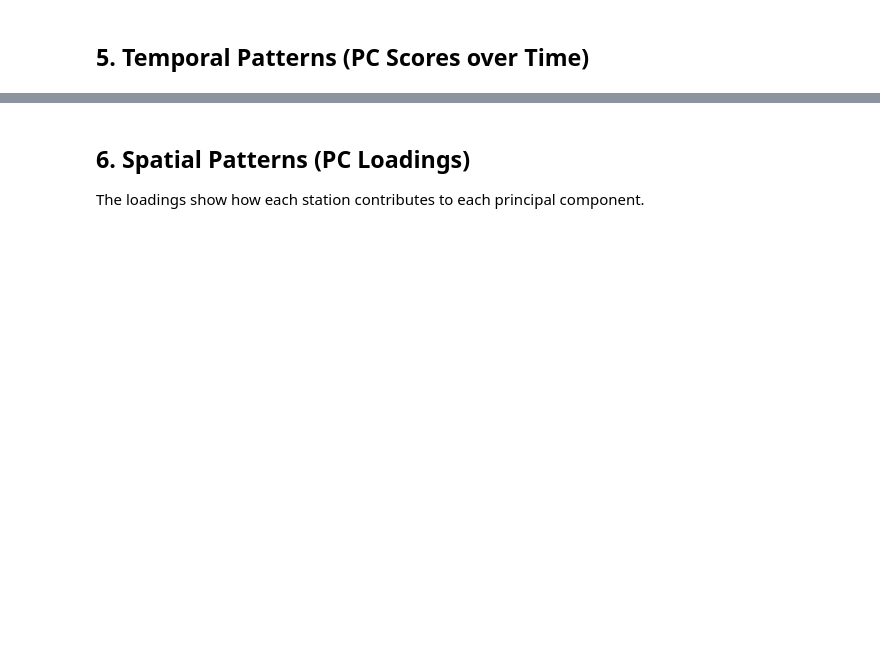
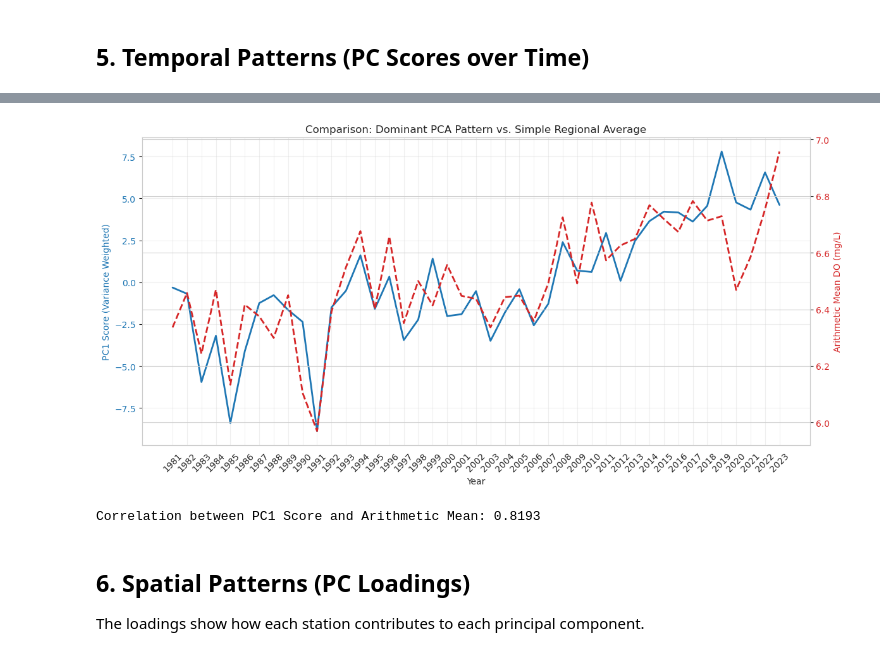
Before and after one commit to reyhanstig/SIS_Analysis_WSL, a Jupyter notebook: notebooks/10_PCA_Analysis.ipynb, the cells around one changed output, grey strips where cells are left out. Cells and saved outputs as stored; diff of their text form; code cells hidden in the pictures; blank space fills up the shorter version.

```diff
--- a/notebooks/10_PCA_Analysis.ipynb
+++ b/notebooks/10_PCA_Analysis.ipynb
@@ -184,3 +200,40 @@ plt.show()
+# %%
+# --- Sanity Check: PC Scores vs. Arithmetic Mean ---
+
+# 1. Calculate the Simple Arithmetic Mean across all stations for each year
+# (axis=1 because pca_input_data rows are years, columns are stations)
+annual_mean_do = pca_input_data.mean(axis=1)
+
+# 2. Plotting
+fig, ax1 = plt.subplots(figsize=(12, 6))
+
+# Plot PC1 Score (Primary Axis)
+color = 'tab:blue'
+ax1.set_xlabel('Year')
+ax1.set_ylabel('PC1 Score (Variance Weighted)', color=color)
+ax1.plot(scores_df.index, scores_df['PC1'], color=color, label='PC1 Score', linewidth=2)
+ax1.tick_params(axis='y', labelcolor=color)
+plt.xticks(rotation=45)
+ax1.grid(True, alpha=0.3)
+
+# Create a second y-axis for the Mean DO
+ax2 = ax1.twinx()
+color = 'tab:red'
+ax2.set_ylabel('Arithmetic Mean DO (mg/L)', color=color)
+ax2.plot(scores_df.index, annual_mean_do, color=color, linestyle='--', label='Arithmetic Mean', linewidth=2)
+ax2.tick_params(axis='y', labelcolor=color)
+
+# Title and Layout
+plt.title('Comparison: Dominant PCA Pattern vs. Simple Regional Average')
+fig.tight_layout()
+plt.show()
+
+# Correlation Check
+correlation = np.corrcoef(scores_df['PC1'], annual_mean_do)[0, 1]
+print(f"Correlation between PC1 Score and Arithmetic Mean: {correlation:.4f}")
+# %% [output]
+[figure, added]
+Correlation between PC1 Score and Arithmetic Mean: 0.8193
 # %% [markdown]
 ## 6. Spatial Patterns (PC Loadings)
 
```
Also changed, not shown: parts of 19 cells of this notebook, 5 other files.
